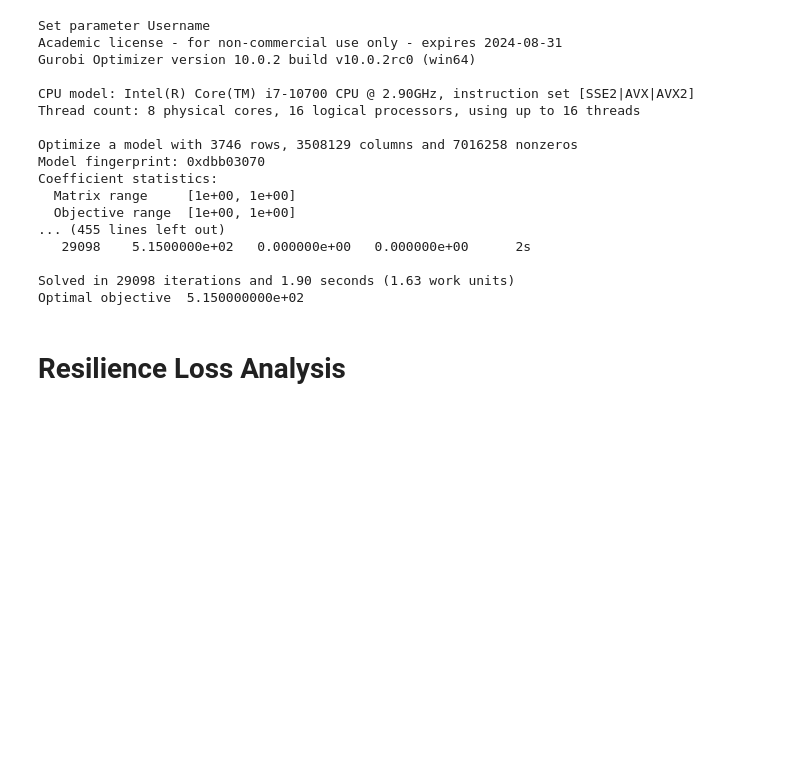
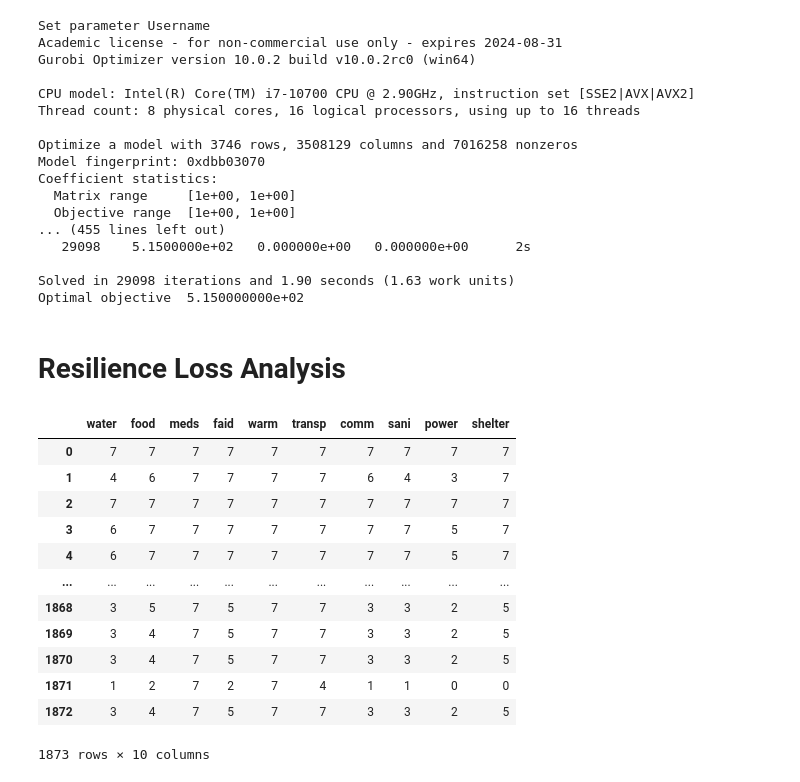
Before and after one commit to UW-THINKlab/P2P_sharing_open_source, a Jupyter notebook: demo/demo.ipynb, the cells around one changed output. Drawn from its saved outputs; the diff is of its cells as text; code cells hidden in the pictures; blank space fills up the shorter version.

```diff
--- a/demo/demo.ipynb
+++ b/demo/demo.ipynb
@@ -169,3 +169,20 @@ Solved in 29098 iterations and 1.90 seconds (1.63 work units)
 Optimal objective  5.150000000e+02
 # %% [markdown]
 # Resilience Loss Analysis
+# %%
+inventory_df = pd.read_csv('q_vec.csv')
+inventory_df
+# %% [output]
+|  | water | food | meds | faid | warm | transp | comm | sani | power | shelter |
+| 0 | 7 | 7 | 7 | 7 | 7 | 7 | 7 | 7 | 7 | 7 |
+| 1 | 4 | 6 | 7 | 7 | 7 | 7 | 6 | 4 | 3 | 7 |
+| 2 | 7 | 7 | 7 | 7 | 7 | 7 | 7 | 7 | 7 | 7 |
+| 3 | 6 | 7 | 7 | 7 | 7 | 7 | 7 | 7 | 5 | 7 |
+| 4 | 6 | 7 | 7 | 7 | 7 | 7 | 7 | 7 | 5 | 7 |
+| ... | ... | ... | ... | ... | ... | ... | ... | ... | ... | ... |
+| 1868 | 3 | 5 | 7 | 5 | 7 | 7 | 3 | 3 | 2 | 5 |
+| 1869 | 3 | 4 | 7 | 5 | 7 | 7 | 3 | 3 | 2 | 5 |
+| 1870 | 3 | 4 | 7 | 5 | 7 | 7 | 3 | 3 | 2 | 5 |
+| 1871 | 1 | 2 | 7 | 2 | 7 | 4 | 1 | 1 | 0 | 0 |
+| 1872 | 3 | 4 | 7 | 5 | 7 | 7 | 3 | 3 | 2 | 5 |
+1873 rows × 10 columns
```
Also changed, not shown: parts of 3 cells of this notebook.
